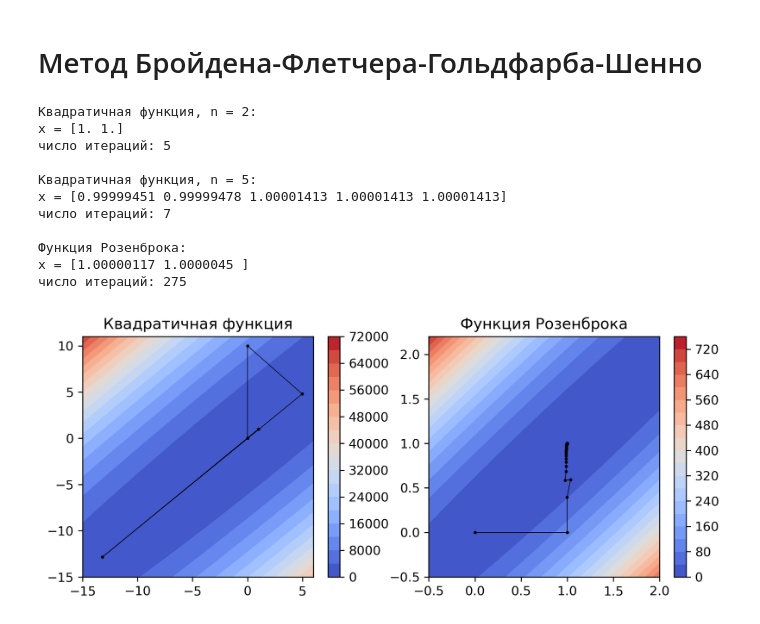
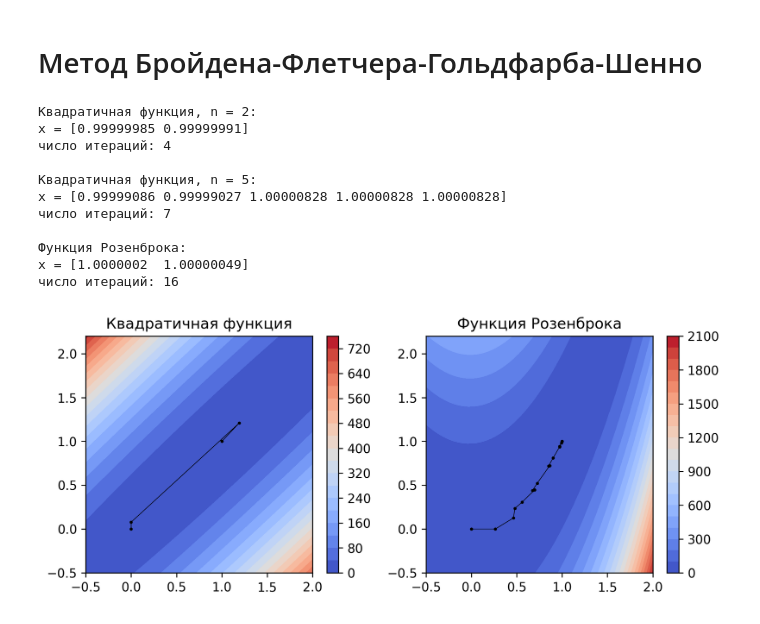
Before and after one commit to vsgolovin/hse-homework, a Jupyter notebook: opt-hw04/quasi-newton.ipynb, the cells around one changed output. Saved outputs shown, nothing was run; the diff lists cells and outputs as text; code cells hidden in the pictures.

```diff
--- a/opt-hw04/quasi-newton.ipynb
+++ b/opt-hw04/quasi-newton.ipynb
@@ -213,7 +217,7 @@ def broyden(f, fdot, x0, h_method=1e-3, grad_min=1e-4, restart_period=1,
 fig, [ax1, ax2] = init_figure()
 
 sol = broyden(quadratic, quadratic_derivatives, [0, 0],
-              h_method=1, grad_min=1e-3, restart_period=2, full_output=True)
+              h_method=(0.1, 0.9), grad_min=1e-3, restart_period=2, full_output=True)
 print('Квадратичная функция, n = 2:')
 print(f'x = {sol[-1]}')
 print(f'число итераций: {len(sol) - 1}')
@@ -226,7 +230,7 @@ print(f'x = {sol[-1]}')
 print(f'число итераций: {len(sol) - 1}')
 
 sol = broyden(rosenbrock, rosenbrock_derivatives, [0, 0],
-              h_method='min', grad_min=1e-3, restart_period=2, full_output=True)
+              h_method='min', grad_min=1e-3, restart_period=1, full_output=True)
 print('\nФункция Розенброка:')
 print(f'x = {sol[-1]}')
 print(f'число итераций: {len(sol) - 1}')
@@ -257,10 +261,11 @@ def dfp(f, fdot, x0, h_method=1.0, grad_min=1e-4, maxiter=10000,
     solutions = [x.copy()]           # все решения
 
     while np.linalg.norm(grad) >= grad_min:
-        h = choose_h(f, x, grad, h_method)
+        delta = np.dot(H, grad)
+        h = choose_h(f, x, delta, h_method)
 
         # обновляем решение
-        delta = -h * np.dot(H, grad)
+        delta *= -h
         x += delta
         solutions.append(x.copy())
         g_new = np.array(fdot(*x))
@@ -284,20 +289,20 @@ def dfp(f, fdot, x0, h_method=1.0, grad_min=1e-4, maxiter=10000,
 fig, [ax1, ax2] = init_figure()
 
 sol = dfp(quadratic, quadratic_derivatives, [0, 0],
-          h_method=1, grad_min=1e-3, full_output=True)
+          h_method=(0.1, 0.9), grad_min=1e-3, full_output=True)
 print('\nКвадратичная функция, n = 2:')
 print(f'x = {sol[-1]}')
 print(f'число итераций: {len(sol) - 1}')
 ax1 = plot_path(np.array(sol), quadratic, fig, ax1)
 
 sol = dfp(quadratic, quadratic_derivatives, [0] * 5,
-          h_method=1, grad_min=1e-3, full_output=True)
+          h_method=(0.1, 0.9), grad_min=1e-3, full_output=True)
 print('\nКвадратичная функция, n = 5:')
 print(f'x = {sol[-1]}')
 print(f'число итераций: {len(sol) - 1}')
 
 sol = dfp(rosenbrock, rosenbrock_derivatives, [0, 0],
-          h_method=0.1, grad_min=1e-3, full_output=True)
+          h_method='min', grad_min=1e-3, full_output=True)
 print('\nФункция Розенброка:')
 print(f'x = {sol[-1]}')
 print(f'число итераций: {len(sol) - 1}')
@@ -328,10 +333,11 @@ def bfgs(f, fdot, x0, h_method=1.0, grad_min=1e-4, maxiter=10000,
     solutions = [x.copy()]           # все решения
 
     while np.linalg.norm(grad) >= grad_min:
-        h = choose_h(f, x, grad, h_method)
+        delta = np.dot(H, grad)
+        h = choose_h(f, x, delta, h_method)
 
         # обновляем решение
-        delta = -h * np.dot(H, grad)
+        delta *= -h
         x += delta
         solutions.append(x.copy())
         g_new = np.array(fdot(*x))
@@ -340,10 +346,10 @@ def bfgs(f, fdot, x0, h_method=1.0, grad_min=1e-4, maxiter=10000,
 
         # обновляем H
         u = np.dot(H, gamma)
-        m = np.dot(u, gamma)
+        m = np.dot(delta, gamma)
         G = np.outer(u, delta)
-        H += (1 / m * (G + G.T)
-              - 1 / m * (1 + np.dot(gamma, delta) / m) * np.outer(u, u))
+        H += ((m + np.dot(gamma, u)) / m**2 * np.outer(delta, delta)
+              - (G + G.T) / m)
 
         # проверяем полное число итераций
         if len(solutions) >= maxiter:
@@ -356,35 +362,35 @@ def bfgs(f, fdot, x0, h_method=1.0, grad_min=1e-4, maxiter=10000,
 # %%
 fig, [ax1, ax2] = init_figure()
 
 sol = bfgs(quadratic, quadratic_derivatives, [0, 0],
-           h_method=1, grad_min=1e-3, full_output=True)
+           h_method=(0.1, 0.9), grad_min=1e-3, full_output=True)
 print('\nКвадратичная функция, n = 2:')
 print(f'x = {sol[-1]}')
 print(f'число итераций: {len(sol) - 1}')
 ax1 = plot_path(np.array(sol), quadratic, fig, ax1)
 
 sol = bfgs(quadratic, quadratic_derivatives, [0] * 5,
-           h_method=1, grad_min=1e-3, full_output=True)
+           h_method=(0.1, 0.9), grad_min=1e-3, full_output=True)
 print('\nКвадратичная функция, n = 5:')
 print(f'x = {sol[-1]}')
 print(f'число итераций: {len(sol) - 1}')
 
 sol = bfgs(rosenbrock, rosenbrock_derivatives, [0, 0],
-           h_method=0.2, grad_min=1e-3, full_output=True)
+           h_method='min', grad_min=1e-3, full_output=True)
 print('\nФункция Розенброка:')
 print(f'x = {sol[-1]}')
 print(f'число итераций: {len(sol) - 1}')
-ax2 = plot_path(np.array(sol), quadratic, fig, ax2)
+ax2 = plot_path(np.array(sol), rosenbrock, fig, ax2)
 # %% [output]
 Квадратичная функция, n = 2:
-x = [1. 1.]
-число итераций: 5
+x = [0.99999985 0.99999991]
+число итераций: 4
 
 Квадратичная функция, n = 5:
-x = [0.99999451 0.99999478 1.00001413 1.00001413 1.00001413]
+x = [0.99999086 0.99999027 1.00000828 1.00000828 1.00000828]
 число итераций: 7
 
 Функция Розенброка:
-x = [1.00000117 1.0000045 ]
-число итераций: 275
+x = [1.0000002  1.00000049]
+число итераций: 16
-[figure, old version]
+[figure, new version]
```
Also changed, not shown: parts of 4 cells of this notebook, 7 other files.
